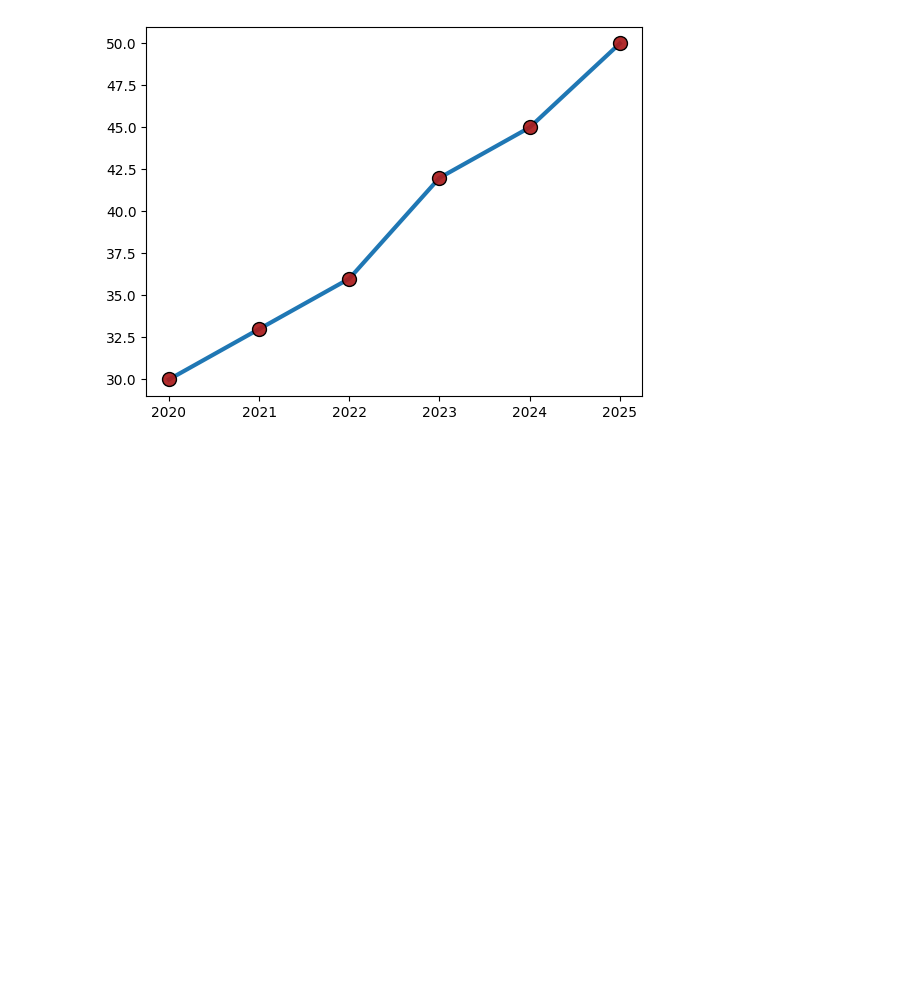
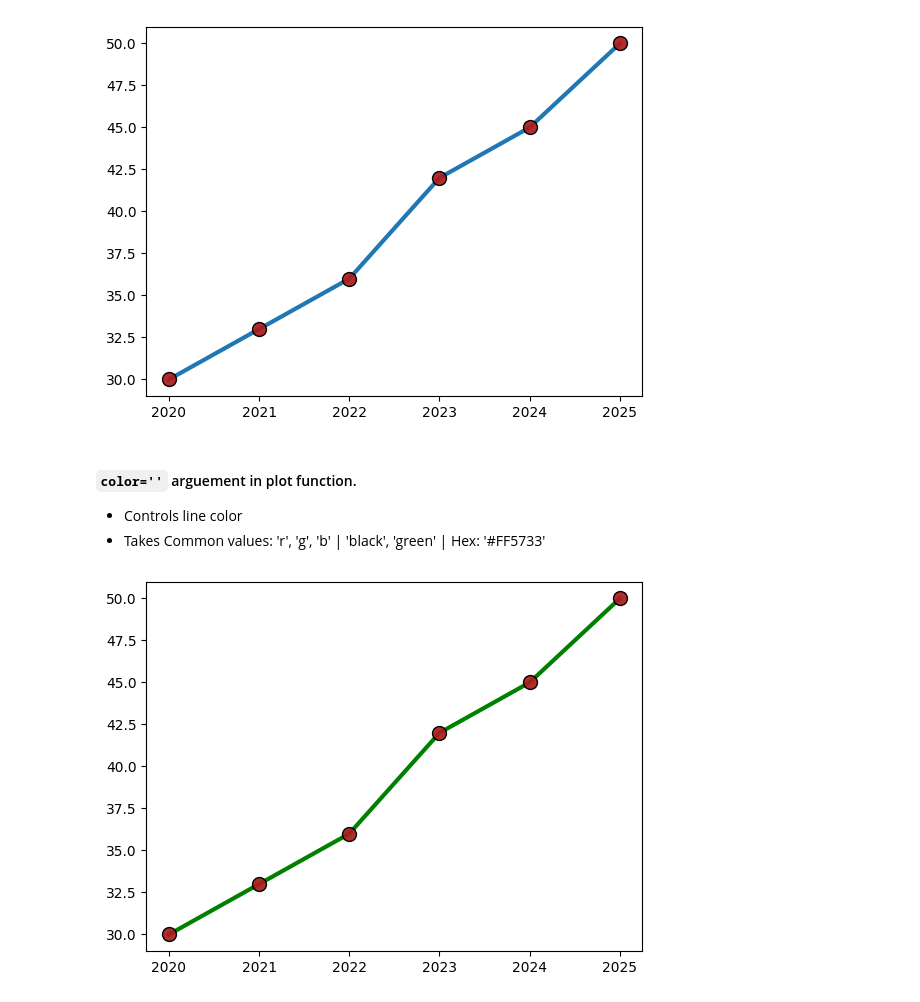
Before and after one commit to MoeedKhan-AMK/Matplotlib, a Jupyter notebook: code/customization.ipynb, the cells around one changed output. Drawn from its saved outputs; the diff is of its cells as text; code cells hidden in the pictures; blank space fills up the shorter version.

Commit message:
color arguement in plot function updated

```diff
--- a/code/customization.ipynb
+++ b/code/customization.ipynb
@@ -97,3 +97,24 @@ plt.plot(x, y,
 plt.show()
 # %% [output]
 [figure]
+# %% [markdown]
+#### **`color=''`** arguement in plot function.
+- Controls line color
+- Takes Common values: 'r', 'g', 'b' | 'black', 'green' | Hex: '#FF5733'
+# %%
+x = np.array([2020,2021,2022,2023,2024,2025])  #YEARS
+y = np.array([30, 33, 36, 42, 45, 50])  #students in class
+
+plt.plot(x, y,
+         marker='o',
+         markersize=10,
+         markerfacecolor='#ab1b1beb',#HSL VALUE IS USED
+         markeredgecolor='black',
+         linestyle='-',
+         linewidth=3,
+
+         color='g')
+
+plt.show()
+# %% [output]
+[figure, added]
```
